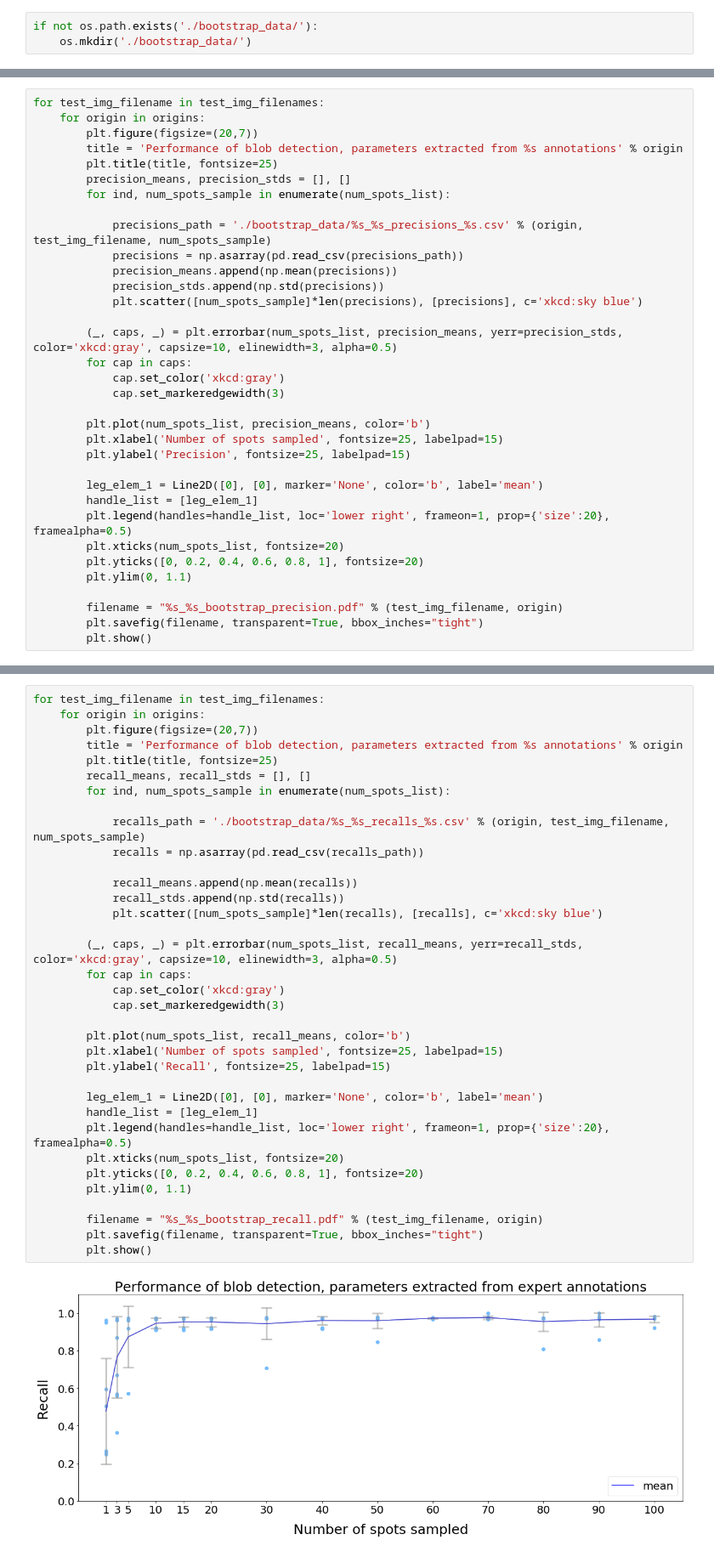
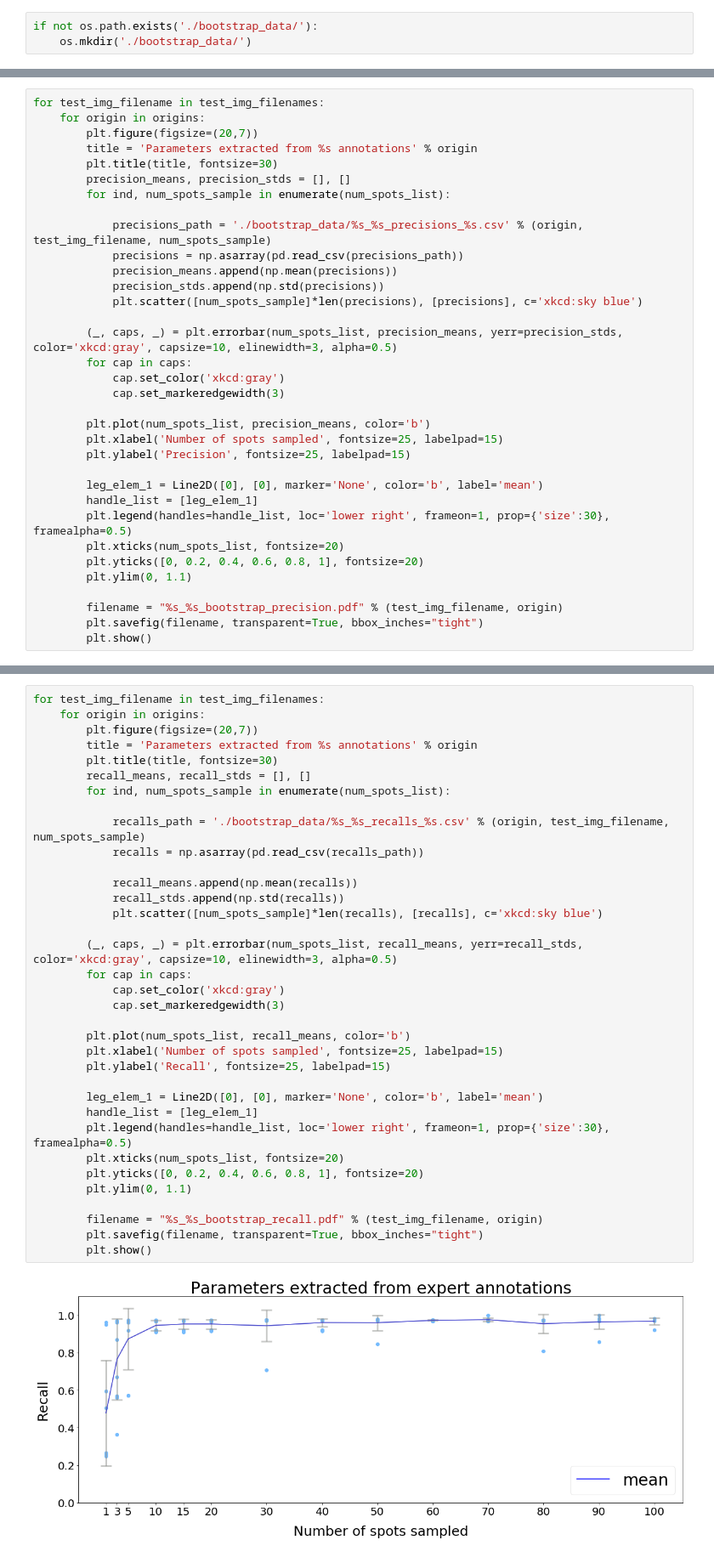
Before and after one commit to czbiohub-sf/instapaper, a Jupyter notebook: figures/MT/fig_4/RCA/bootstrap.ipynb, the cells around one changed output, grey strips where cells are left out. Shown at 85% size. Saved outputs shown, nothing was run; the diff lists cells and outputs as text.

```diff
--- a/figures/MT/fig_4/RCA/bootstrap.ipynb
+++ b/figures/MT/fig_4/RCA/bootstrap.ipynb
@@ -199,8 +197,8 @@ for ind, test_img_filename in enumerate(test_img_filenames):
 for test_img_filename in test_img_filenames:
     for origin in origins:
         plt.figure(figsize=(20,7))
-        title = 'Performance of blob detection, parameters extracted from %s annotations' % origin
-        plt.title(title, fontsize=25)
+        title = 'Parameters extracted from %s annotations' % origin
+        plt.title(title, fontsize=30)
         precision_means, precision_stds = [], []
         for ind, num_spots_sample in enumerate(num_spots_list):
 
@@ -221,7 +219,7 @@ for test_img_filename in test_img_filenames:
 
         leg_elem_1 = Line2D([0], [0], marker='None', color='b', label='mean')
         handle_list = [leg_elem_1]
-        plt.legend(handles=handle_list, loc='lower right', frameon=1, prop={'size':20}, framealpha=0.5)
+        plt.legend(handles=handle_list, loc='lower right', frameon=1, prop={'size':30}, framealpha=0.5)
         plt.xticks(num_spots_list, fontsize=20)
         plt.yticks([0, 0.2, 0.4, 0.6, 0.8, 1], fontsize=20)
         plt.ylim(0, 1.1)
@@ -236,36 +234,36 @@ for test_img_filename in test_img_filenames:
 for test_img_filename in test_img_filenames:
     for origin in origins:
         plt.figure(figsize=(20,7))
-        title = 'Performance of blob detection, parameters extracted from %s annotations' % origin
-        plt.title(title, fontsize=25)
+        title = 'Parameters extracted from %s annotations' % origin
+        plt.title(title, fontsize=30)
         recall_means, recall_stds = [], []
         for ind, num_spots_sample in enumerate(num_spots_list):
 
             recalls_path = './bootstrap_data/%s_%s_recalls_%s.csv' % (origin, test_img_filename, num_spots_sample)
             recalls = np.asarray(pd.read_csv(recalls_path))
 
             recall_means.append(np.mean(recalls))
             recall_stds.append(np.std(recalls))
             plt.scatter([num_spots_sample]*len(recalls), [recalls], c='xkcd:sky blue')
 
         (_, caps, _) = plt.errorbar(num_spots_list, recall_means, yerr=recall_stds, color='xkcd:gray', capsize=10, elinewidth=3, alpha=0.5)
         for cap in caps:
             cap.set_color('xkcd:gray')
             cap.set_markeredgewidth(3)
 
         plt.plot(num_spots_list, recall_means, color='b')
         plt.xlabel('Number of spots sampled', fontsize=25, labelpad=15)
         plt.ylabel('Recall', fontsize=25, labelpad=15)
 
         leg_elem_1 = Line2D([0], [0], marker='None', color='b', label='mean')
         handle_list = [leg_elem_1]
-        plt.legend(handles=handle_list, loc='lower right', frameon=1, prop={'size':20}, framealpha=0.5)
+        plt.legend(handles=handle_list, loc='lower right', frameon=1, prop={'size':30}, framealpha=0.5)
         plt.xticks(num_spots_list, fontsize=20)
         plt.yticks([0, 0.2, 0.4, 0.6, 0.8, 1], fontsize=20)
         plt.ylim(0, 1.1)
 
         filename = "%s_%s_bootstrap_recall.pdf" % (test_img_filename, origin)
         plt.savefig(filename, transparent=True, bbox_inches="tight")
         plt.show()
 # %% [output]
-[figure, old version]
+[figure, new version]
```
Also changed, not shown: parts of 4 cells of this notebook, 5 other files.
